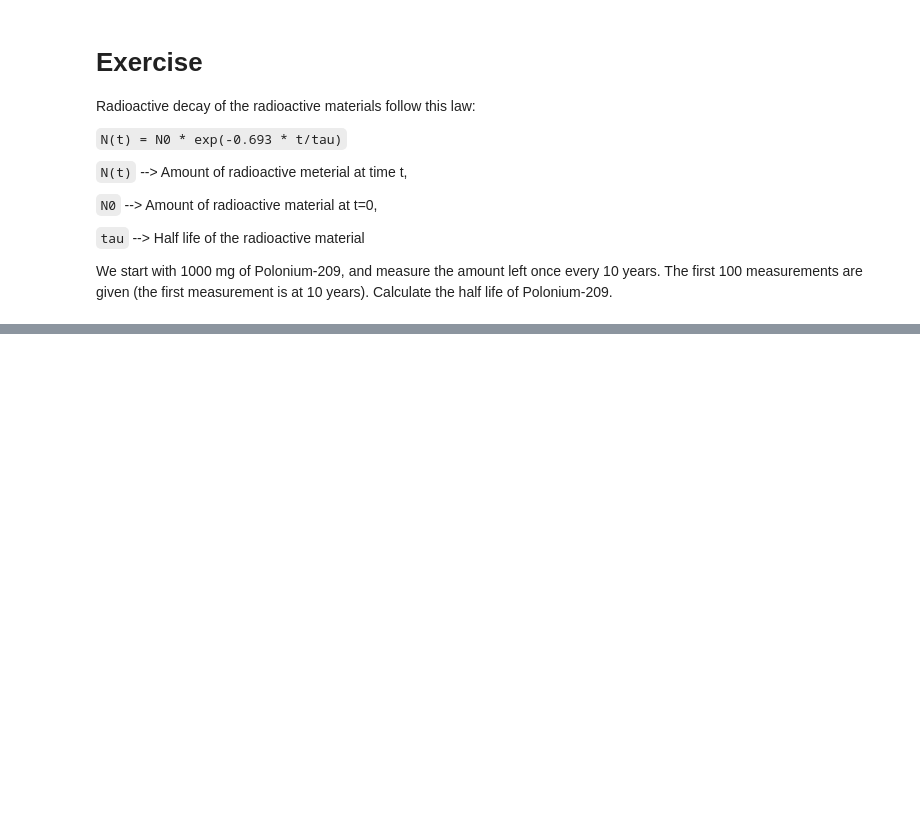
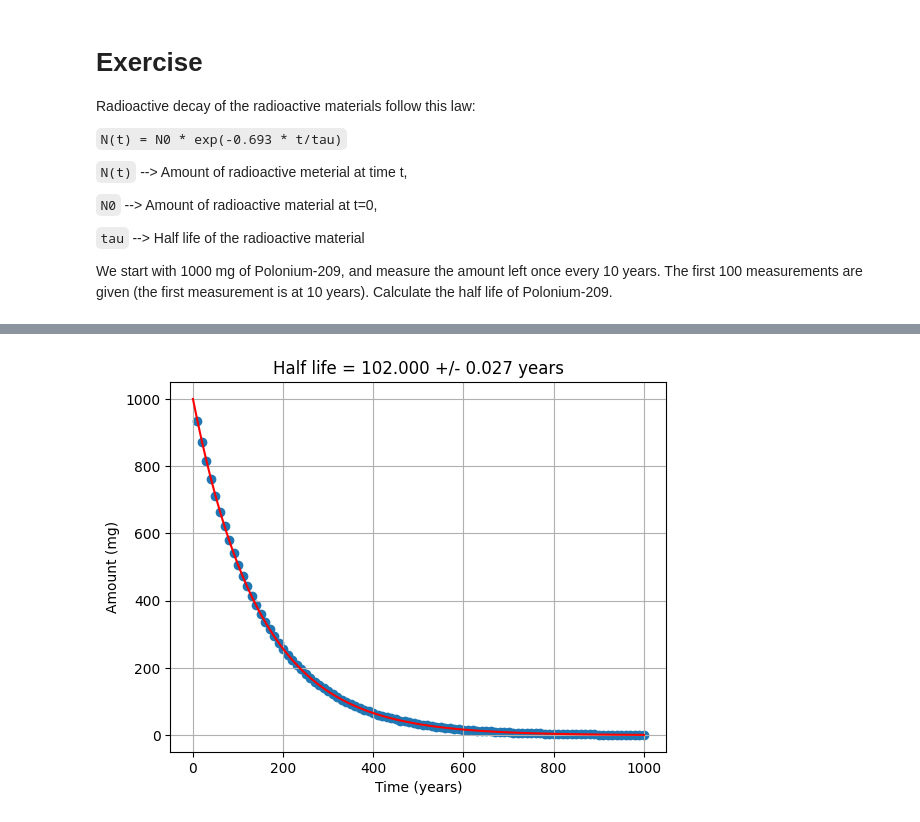
Before and after one commit to lanky441/sure_2025_python, a Jupyter notebook: data_analysis.ipynb, the cells around one changed output, grey strips where cells are left out. Drawn from its saved outputs; the diff is of its cells as text; code cells hidden in the pictures; blank space fills up the shorter version.

```diff
--- a/data_analysis.ipynb
+++ b/data_analysis.ipynb
@@ -413,0 +419,3 @@ print(len(Ns))
+# %%
+def get_N(t, tau):
+    return 1000 * np.exp(-0.693 * t/tau)
@@ -413,0 +427,13 @@ print(len(Ns))
+# %%
+t_sample = np.linspace(0, 1000, 100)
+N_sample = get_N(t_sample, popt[0])
+
+plt.scatter(ts, Ns)
+plt.plot(t_sample, N_sample, color='r')
+plt.xlabel('Time (years)')
+plt.ylabel('Amount (mg)')
+plt.title(f"Half life = {popt[0]:.3f} +/- {perr[0]:.3f} years")
+plt.grid()
+plt.show()
+# %% [output]
+[figure, added]
```
Also changed, not shown: parts of 6 cells of this notebook.
